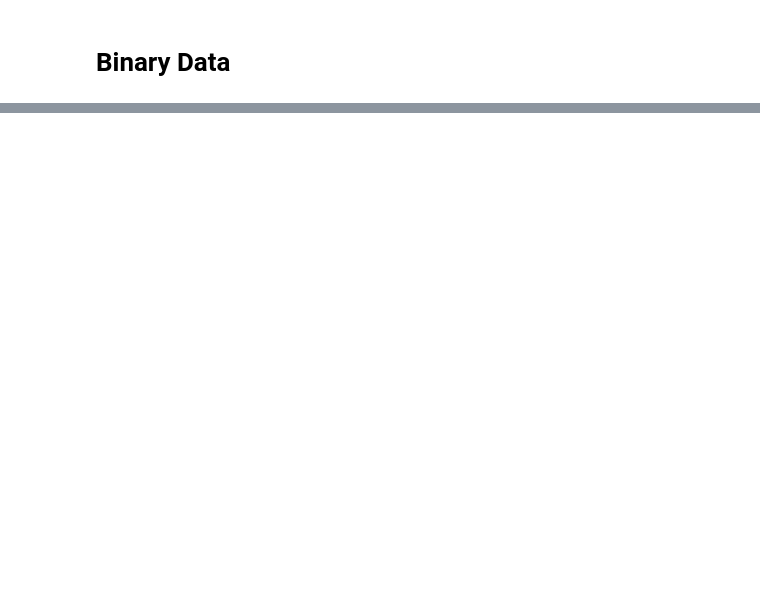
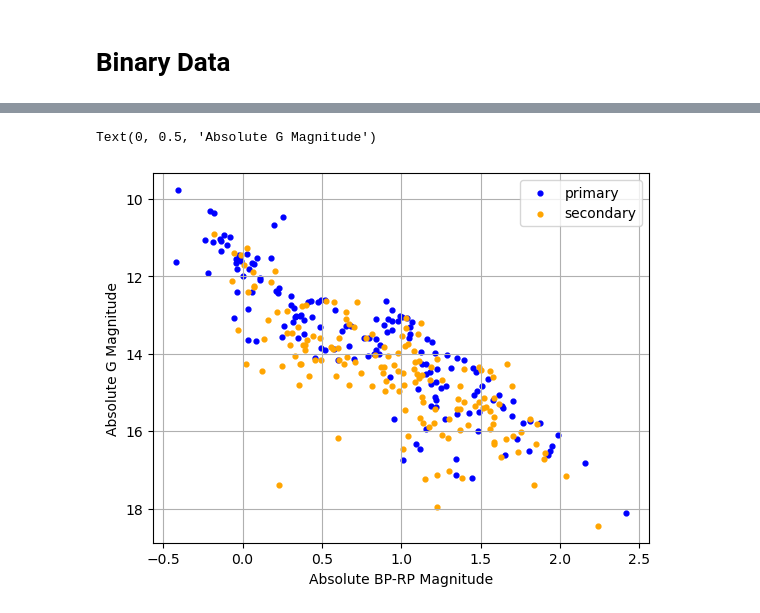
Before and after one commit to alice-crafford/Astro-Project-1, a Jupyter notebook: Project 1/Project1_Data.ipynb, the cells around one changed output, grey strips where cells are left out. Saved outputs shown, nothing was run; the diff lists cells and outputs as text; code cells hidden in the pictures; blank space fills up the shorter version.

```diff
--- a/Project 1/Project1_Data.ipynb
+++ b/Project 1/Project1_Data.ipynb
@@ -28,9 +28,12 @@ def absolute_mag(rel_mag, parallax):
 # %%
 ## need this
 from astropy.table import QTable, Table, Column
+from matplotlib import pyplot as plt
 
 data_rows = WDWD
 table = Table(rows=data_rows, names=cols.names)
+
+photometry_cols = []
 
 for i in [1, 2]:
     for col in ['phot_g_mean_mag', 'phot_bp_mean_mag', 'phot_rp_mean_mag']:
@@ -39,19 +42,6 @@ for i in [1, 2]:
         new_colname = col + '_abs' + str(i)
         dist = table['parallax' + str(i)]
 
+        photometry_cols.append(photometry_cols)
+
         table[new_colname] = absolute_mag(table[colname], dist)
-
-G1 = table['phot_g_mean_mag_abs1']
-BPRP1 = table['phot_bp_mean_mag_abs1'] - table['phot_rp_mean_mag_abs1']
-
-plt.scatter(BPRP1, G1, 12, color='blue', label='primary')
-
-G2 = table['phot_g_mean_mag_abs2']
-BPRP2 = table['phot_bp_mean_mag_abs2'] - table['phot_rp_mean_mag_abs2']
-
-plt.scatter(BPRP2, G2, 12, color='orange', label='secondary')
-
-ax = plt.gca()
-ax.set_ylim(ax.get_ylim()[::-1])
-plt.grid(which='both')
-plt.legend()
@@ -83,0 +48,21 @@ Table length=154
+# %%
+G1 = table['phot_g_mean_mag_abs1']
+BPRP1 = table['phot_bp_mean_mag_abs1'] - table['phot_rp_mean_mag_abs1']
+
+plt.scatter(BPRP1, G1, 12, color='blue', label='primary')
+
+G2 = table['phot_g_mean_mag_abs2']
+BPRP2 = table['phot_bp_mean_mag_abs2'] - table['phot_rp_mean_mag_abs2']
+
+plt.scatter(BPRP2, G2, 12, color='orange', label='secondary')
+
+ax = plt.gca()
+ax.set_ylim(ax.get_ylim()[::-1])
+plt.grid(which='both')
+plt.legend()
+
+plt.xlabel('Absolute BP-RP Magnitude')
+plt.ylabel('Absolute G Magnitude')
+# %% [output]
+Text(0, 0.5, 'Absolute G Magnitude')
+[figure, added]
```
Also changed, not shown: parts of 2 cells of this notebook.
